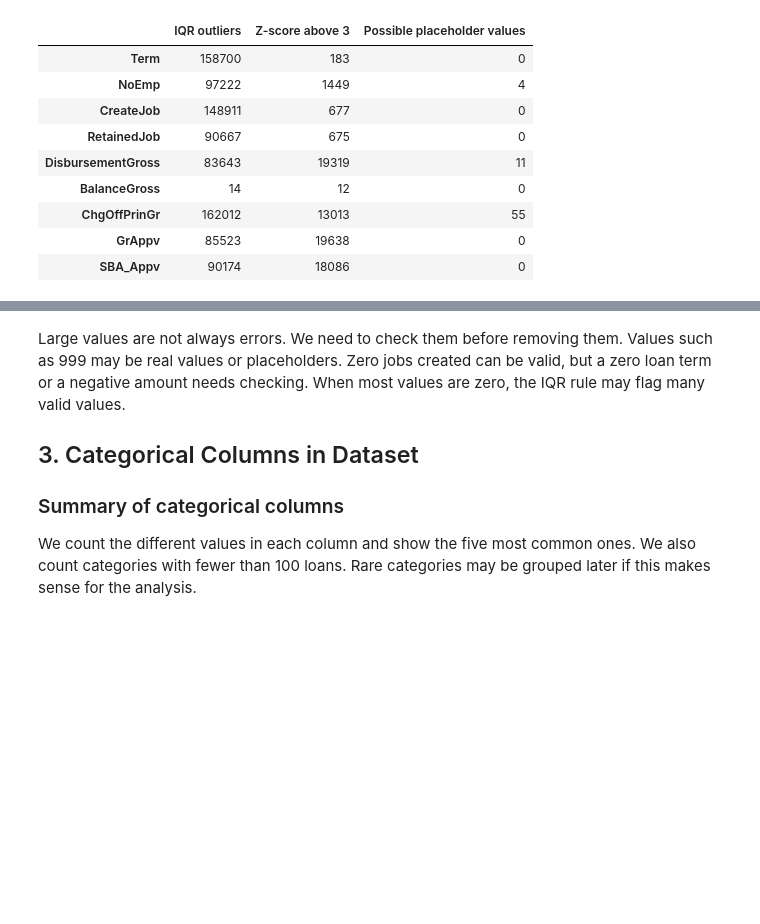
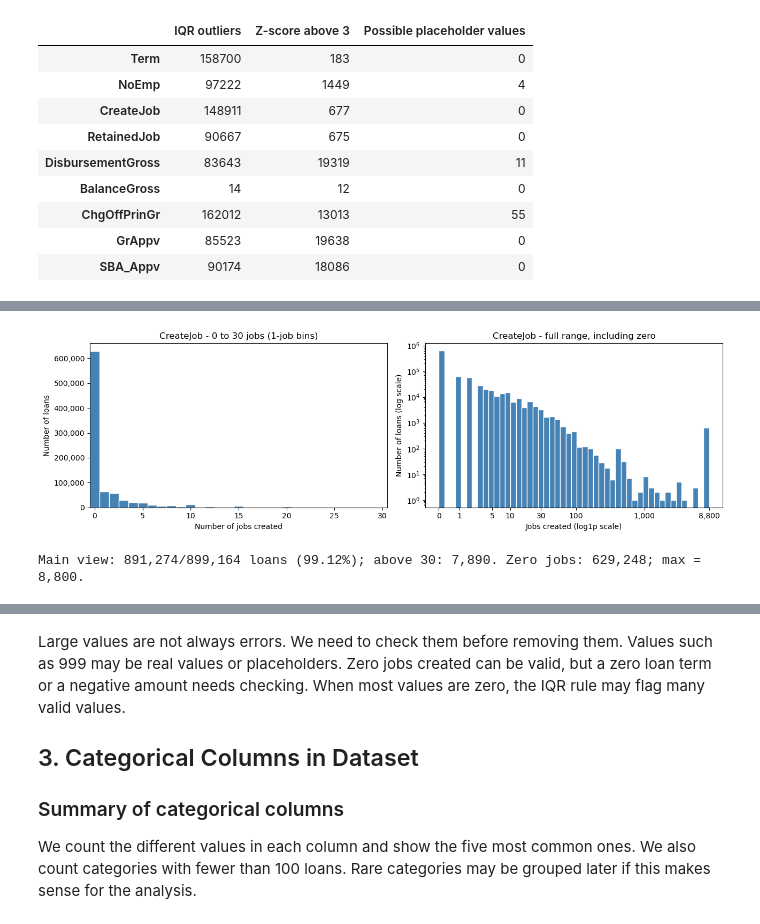
Before and after one commit to NgThanhDat-ne/UongMilo-LoanOrNot, a Jupyter notebook: notebooks/01_collection_exploration.ipynb, the cells around one changed output, grey strips where cells are left out. Saved outputs shown, nothing was run; the diff lists cells and outputs as text; code cells hidden in the pictures; blank space fills up the shorter version.

```diff
--- a/notebooks/01_collection_exploration.ipynb
+++ b/notebooks/01_collection_exploration.ipynb
@@ -289,0 +331,23 @@ plt.show()
+# %%
+# CreateJob: keep zero jobs visible and use single-job bins in the main range.
+createjob = eda["CreateJob"].dropna()
+createjob_main = createjob[createjob <= 30]
+fig, axes = plt.subplots(1, 2, figsize=(13, 4))
+axes[0].hist(createjob_main, bins=np.arange(-0.5, 31.5, 1), color="steelblue", edgecolor="white")
+axes[0].set(title="CreateJob - 0 to 30 jobs (1-job bins)",
+            xlabel="Number of jobs created", ylabel="Number of loans", xlim=(-0.5, 30.5))
+axes[0].yaxis.set_major_formatter(StrMethodFormatter("{x:,.0f}"))
+axes[1].hist(np.log1p(createjob), bins=np.linspace(0, np.log1p(createjob.max()), 50),
+             color="steelblue", edgecolor="white")
+axes[1].set_xticks(np.log1p([0, 1, 5, 10, 30, 100, 1000, 8800]),
+                   ["0", "1", "5", "10", "30", "100", "1,000", "8,800"])
+axes[1].set_yscale("log")
+axes[1].set(title="CreateJob - full range, including zero",
+            xlabel="Jobs created (log1p scale)", ylabel="Number of loans (log scale)")
+plt.tight_layout()
+plt.show()
+print(f"Main view: {len(createjob_main):,}/{len(createjob):,} loans ({len(createjob_main)/len(createjob):.2%}); "
+      f"above 30: {createjob.gt(30).sum():,}. Zero jobs: {createjob.eq(0).sum():,}; max = {createjob.max():,.0f}.")
+# %% [output]
+[figure, added]
+Main view: 891,274/899,164 loans (99.12%); above 30: 7,890. Zero jobs: 629,248; max = 8,800.
```
Also changed, not shown: parts of 10 cells of this notebook, 1 other file.
